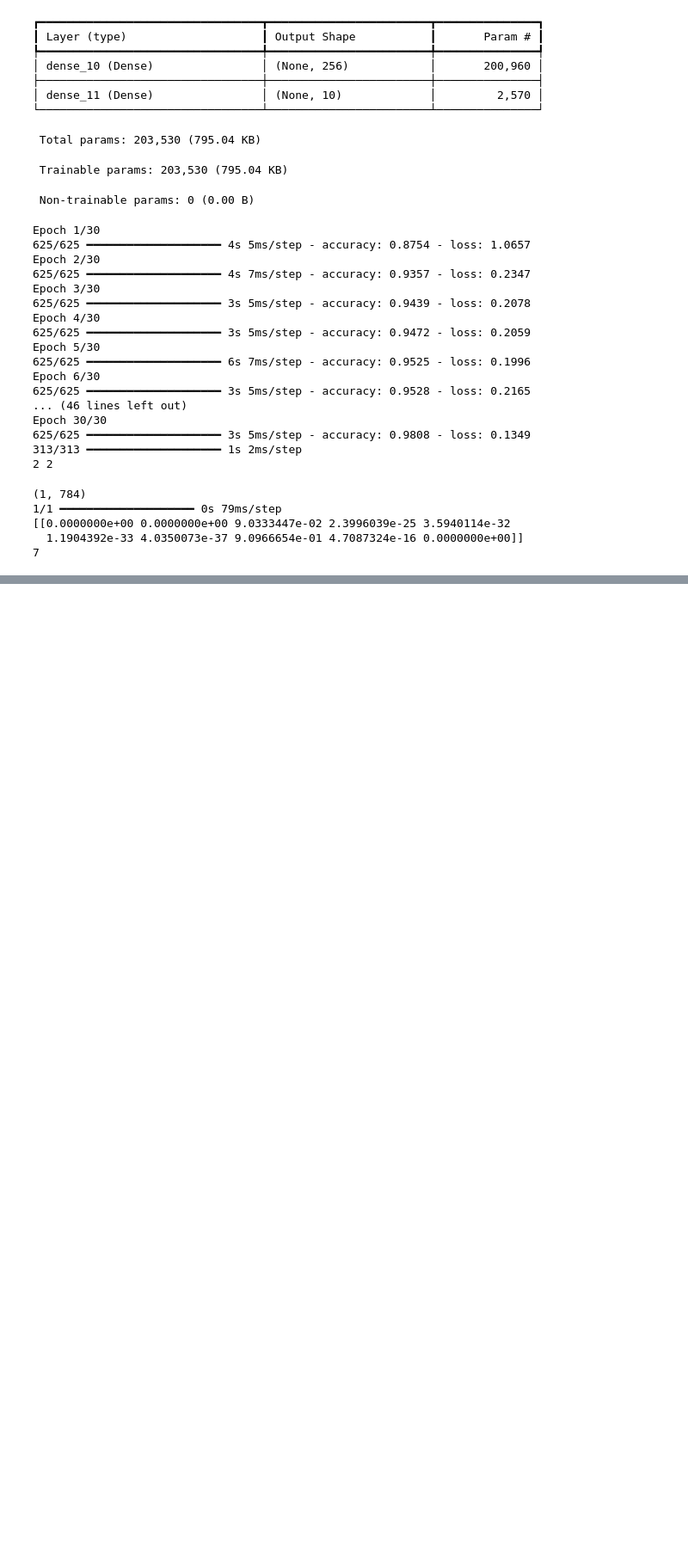
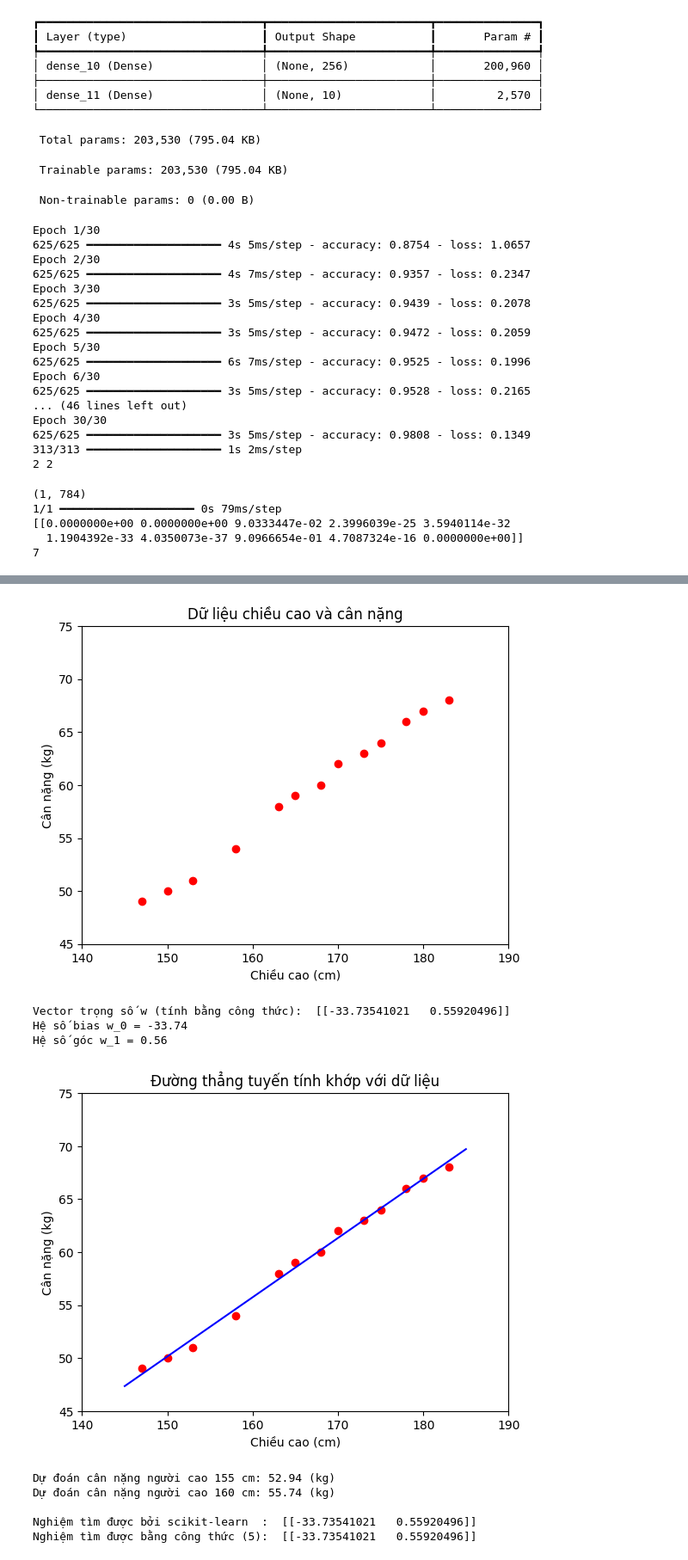
Before and after one commit to nguyenvuonghongvy/TH_DeepLearning, a Jupyter notebook: Buoi2.ipynb, the cells around one changed output, grey strips where cells are left out. Shown at 86% size. Cells and saved outputs as stored; diff of their text form; code cells hidden in the pictures; blank space fills up the shorter version.

```diff
--- a/Buoi2.ipynb
+++ b/Buoi2.ipynb
@@ -277,0 +354,70 @@ print(score)
+# %%
+import numpy as np
+import matplotlib.pyplot as plt
+from sklearn import datasets, linear_model
+
+
+X = np.array([[147, 150, 153, 158, 163, 165, 168, 170, 173, 175, 178, 180, 183]]).T
+
+
+y = np.array([[ 49, 50, 51,  54, 58, 59, 60, 62, 63, 64, 66, 67, 68]]).T
+
+
+plt.plot(X, y, 'ro')
+plt.axis([140, 190, 45, 75])
+plt.xlabel('Chiều cao (cm)')
+plt.ylabel('Cân nặng (kg)')
+plt.title('Dữ liệu chiều cao và cân nặng')
+plt.show()
+
+
+one = np.ones((X.shape[0], 1))
+Xbar = np.concatenate((one, X), axis = 1)
+
+
+A = np.dot(Xbar.T, Xbar)
+b = np.dot(Xbar.T, y)
+
+
+w = np.dot(np.linalg.pinv(A), b)
+print('Vector trọng số w (tính bằng công thức): ', w.T)
+
+
+w_0 = w[0][0]
+w_1 = w[1][0]
+print(f'Hệ số bias w_0 = {w_0:.2f}')
+print(f'Hệ số góc w_1 = {w_1:.2f}')
+
+x0 = np.linspace(145, 185, 2)
+y0 = w_0 + w_1 * x0
+
+plt.plot(X, y, 'ro')
+plt.plot(x0, y0, 'b')
+plt.axis([140, 190, 45, 75])
+plt.xlabel('Chiều cao (cm)')
+plt.ylabel('Cân nặng (kg)')
+plt.title('Đường thẳng tuyến tính khớp với dữ liệu')
+plt.show()
+
+y1 = w_1 * 155 + w_0
+y2 = w_1 * 160 + w_0
+
+print(f'Dự đoán cân nặng người cao 155 cm: {y1:.2f} (kg)')
+print(f'Dự đoán cân nặng người cao 160 cm: {y2:.2f} (kg)')
+
+regr = linear_model.LinearRegression(fit_intercept=False)
+regr.fit(Xbar, y)
+
+print('\nNghiệm tìm được bởi scikit-learn  : ', regr.coef_ )
+print('Nghiệm tìm được bằng công thức (5): ', w.T)
+# %% [output]
+[figure, added]
+Vector trọng số w (tính bằng công thức):  [[-33.73541021   0.55920496]]
+Hệ số bias w_0 = -33.74
+Hệ số góc w_1 = 0.56
+[figure, added]
+Dự đoán cân nặng người cao 155 cm: 52.94 (kg)
+Dự đoán cân nặng người cao 160 cm: 55.74 (kg)
+
+Nghiệm tìm được bởi scikit-learn  :  [[-33.73541021   0.55920496]]
+Nghiệm tìm được bằng công thức (5):  [[-33.73541021   0.55920496]]
```
Also changed, not shown: parts of 4 cells of this notebook.
